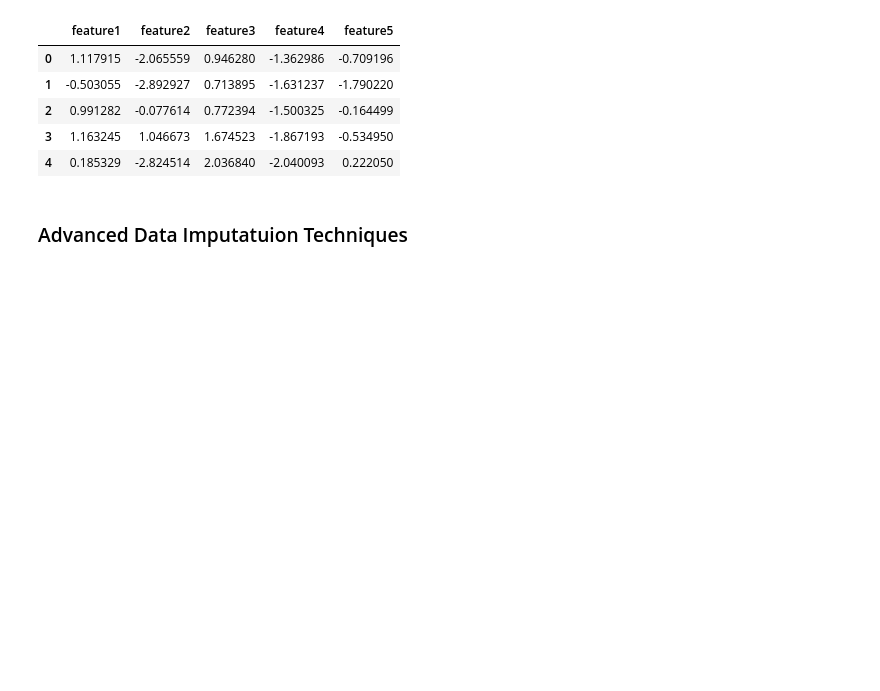
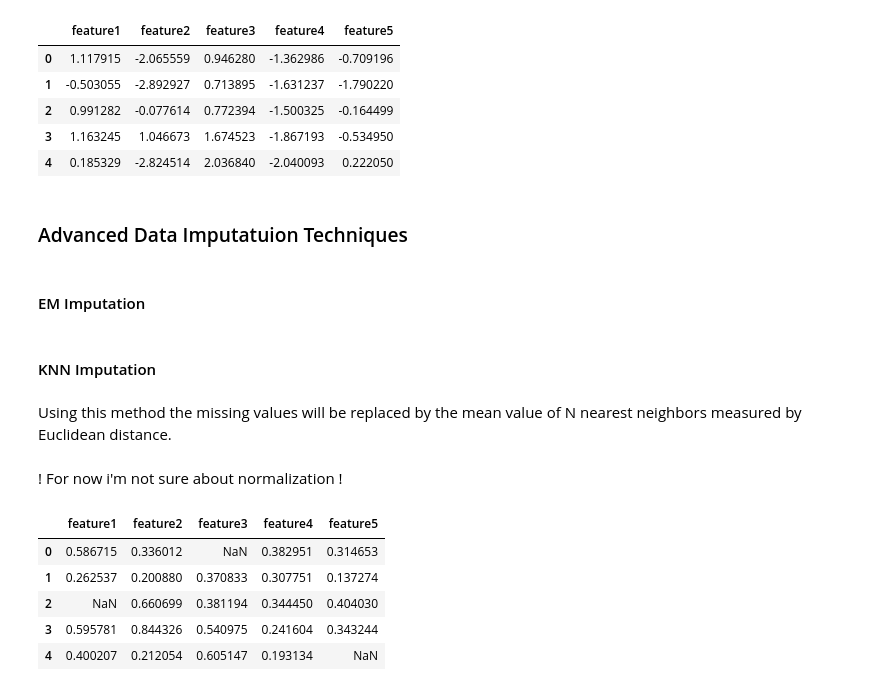
Before and after one commit to HSEDataAnalysis/LAB1_EDA, a Jupyter notebook: main.ipynb, the cells around one changed output. Drawn from its saved outputs; the diff is of its cells as text; code cells hidden in the pictures; blank space fills up the shorter version.

Commit message:
More Imputation Techniques

```diff
--- a/main.ipynb
+++ b/main.ipynb
@@ -190,3 +191,23 @@ median_filled_df.head()
 | 4 | 0.185329 | -2.824514 | 2.036840 | -2.040093 | 0.222050 |
 # %% [markdown]
 ### Advanced Data Imputatuion Techniques
+# %% [markdown]
+#### EM Imputation
+# %% [markdown]
+#### KNN Imputation
+# %% [markdown]
+Using this method the missing values will be replaced by the mean value of N nearest neighbors measured by Euclidean distance.
+# %% [markdown]
+! For now i'm not sure about normalization !
+# %%
+from sklearn.preprocessing import MinMaxScaler
+scaler = MinMaxScaler()
+df_normalized = pd.DataFrame(scaler.fit_transform(df), columns = df.columns)
+df_normalized.head()
+# %% [output]
+|  | feature1 | feature2 | feature3 | feature4 | feature5 |
+| 0 | 0.586715 | 0.336012 | NaN | 0.382951 | 0.314653 |
+| 1 | 0.262537 | 0.200880 | 0.370833 | 0.307751 | 0.137274 |
+| 2 | NaN | 0.660699 | 0.381194 | 0.344450 | 0.404030 |
+| 3 | 0.595781 | 0.844326 | 0.540975 | 0.241604 | 0.343244 |
+| 4 | 0.400207 | 0.212054 | 0.605147 | 0.193134 | NaN |
```
Also changed, not shown: parts of 8 cells of this notebook.
